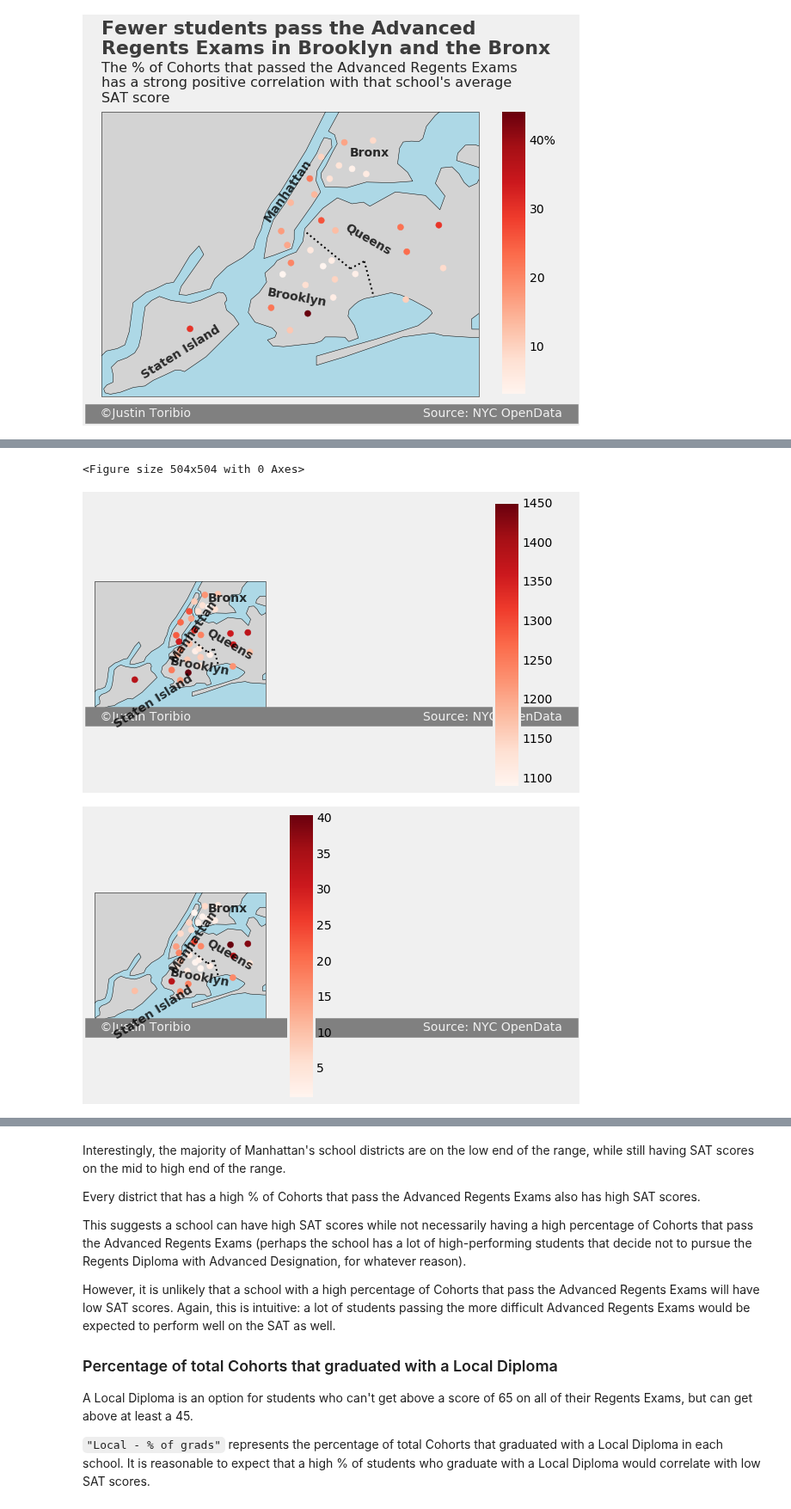
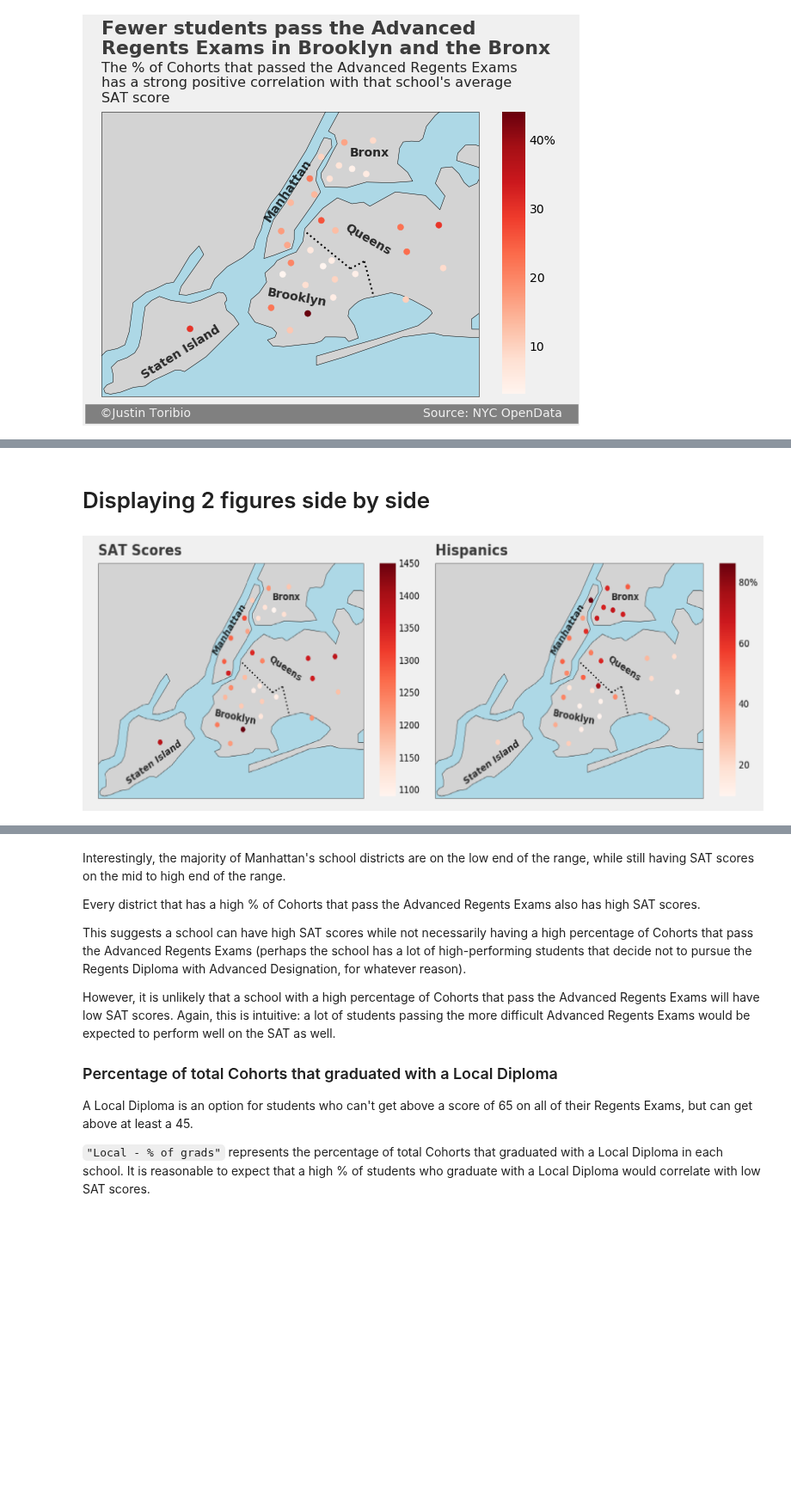
Before and after one commit to JustinToribio/analyzing-the-sat, a Jupyter notebook: notebooks/1.0-jt-analyze-the-sat.ipynb, the cells around one changed output, grey strips where cells are left out. Shown at 86% size. Drawn from its saved outputs; the diff is of its cells as text; code cells hidden in the pictures; blank space fills up the shorter version.

Commit message:
notebook: display side by side figures code drafted

```diff
--- a/notebooks/1.0-jt-analyze-the-sat.ipynb
+++ b/notebooks/1.0-jt-analyze-the-sat.ipynb
@@ -51,8 +51,8 @@ import cartopy.crs as ccrs
 import cartopy.feature as cfeat
 
 
-def create_nyc_map(column_name, title=None, title_y_adj=0.0,
-                   subtitle=None, subtitle_y_adj=0.0, fig_size=[7,7],
+def create_nyc_map(column_name, title=None, title_y_adj=0.0, subtitle=None,
+                   subtitle_y_adj=0.0, signature_on=True, fig_size=[7,7],
                    colorbar_ticks=None, colorbar_tick_labels=None):
     """
     Create a color-mapped plot of school districts on a map of NYC.
@@ -68,6 +68,8 @@ def create_nyc_map(column_name, title=None, title_y_adj=0.0,
     subtitle_y_adj -- The amount of vertical adjustment to the default
                       position of the subtitle, in units of latitude.
                       Can be + or - floats (default 0.0).
+    signature_on -- Toggle the signature bar on or off. Must be True or
+                    False (default True).
     fig_size -- [width, height] of the map plot (default [7,7]).
     colorbar_ticks -- List of quantitative tick labels for the color-bar
                       legend. If None, ticks are determined
@@ -82,7 +84,7 @@ def create_nyc_map(column_name, title=None, title_y_adj=0.0,
                             (default None).
 
     Returns:
-    The figure and axes objects of the plot.
+    The figure object of the plot.
     """
 
     # Group the data by school district and assign the map data to
@@ -93,8 +95,11 @@ def create_nyc_map(column_name, title=None, title_y_adj=0.0,
     latitudes = districts["lat"].tolist()
     state_borders = cfeat.NaturalEarthFeature(name="admin_1_states_provinces",
                                               scale="10m", category="cultural")
-    signature = ("   ©Justin Toribio                               "
-                 "                             Source: NYC OpenData   ")
+    if signature_on:
+        signature = ("   ©Justin Toribio                               "
+                     "                             Source: NYC OpenData   ")
+    else:
+        signature = None
 
     # Create the map, scatter plot of school districts and color-bar legend.
     style.use("fivethirtyeight")
@@ -139,7 +144,7 @@ def create_nyc_map(column_name, title=None, title_y_adj=0.0,
     ax.plot([-73.868921, -73.855090], [40.695223, 40.642811],
             color="black", linewidth=2, linestyle="dotted")
 
-    return fig, ax
+    return fig
 
 
 # Assign the title and subtitle of the map to variables.
@@ -383,20 +320,32 @@ plot_axes(ax2, geometry=(1,2,2))
-# %%
-import matplotlib.gridspec as gridspec
-
-fig = plt.figure(figsize=[7,7])
-gs = gridspec.GridSpec(1,2)
-
-fig1, ax1 = create_nyc_map("sat_score")
-fig2, ax2 = create_nyc_map("asian_per")
-
-fig.axes.append(ax1)
-fig.axes.append(ax2)
-
-ax1.change_geometry(1,2,1)
-ax2.change_geometry(1,2,2)
-
-plt.show()
-# %% [output]
-<Figure size 504x504 with 0 Axes>
-[figure, removed]
-[figure, removed]
+# %% [markdown]
+# Displaying 2 figures side by side
+# %%
+import matplotlib.image as mpimg
+
+fig1 = create_nyc_map("sat_score", title="SAT Scores", title_y_adj=-.09,
+                      signature_on=False)
+fig1.savefig("sat.png", bbox_inches="tight")
+plt.close()
+
+fig2 = create_nyc_map("hispanic_per", title="Hispanics", signature_on=False,
+                      title_y_adj=-.09, colorbar_ticks=[20, 40, 60, 80],
+                      colorbar_tick_labels=[20, 40, 60, "80%"])
+fig2.savefig("regents.png", bbox_inches="tight")
+plt.close()
+
+fig = plt.figure(figsize=[30,12])
+ax1 = fig.add_axes([0,0,.5,1])
+ax2 = fig.add_axes([.51,0,.5,1])
+
+ax1.axis("off")
+ax2.axis("off")
+
+img1 = mpimg.imread("sat.png")
+img2 = mpimg.imread("regents.png")
+
+ax1.imshow(img1, aspect="auto")
+ax2.imshow(img2, aspect="auto")
+
+plt.show()
+# %% [output]
+[figure, added]
```
Also changed, not shown: parts of 8 cells of this notebook.
